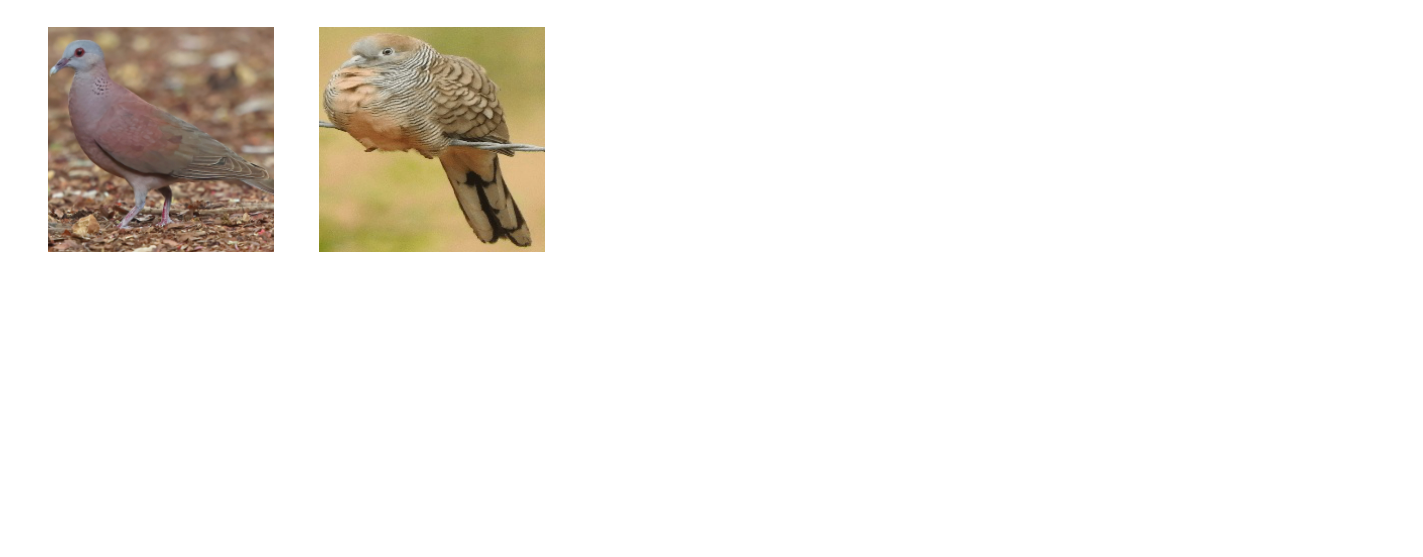
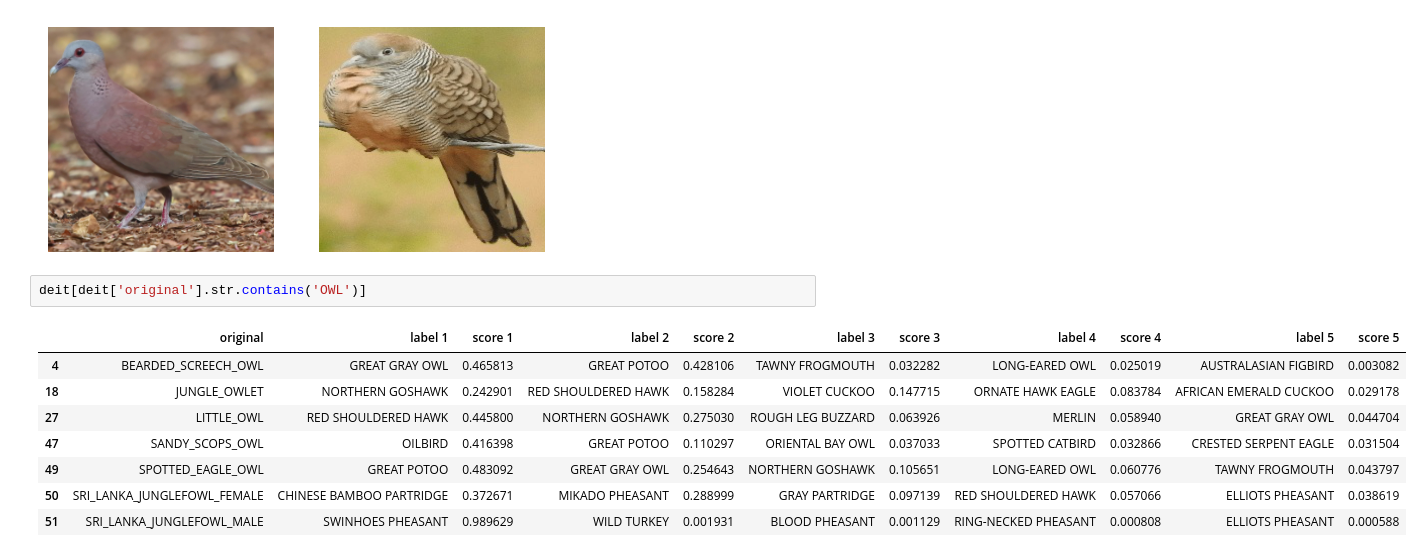
Before and after one commit to SimonKmr/DeitProject, a Jupyter notebook: analysis/notebooks/OutOfDistribution.ipynb, the cells around one changed output. Saved outputs shown, nothing was run; the diff lists cells and outputs as text; blank space fills up the shorter version.

```diff
--- a/analysis/notebooks/OutOfDistribution.ipynb
+++ b/analysis/notebooks/OutOfDistribution.ipynb
@@ -182,3 +214,14 @@ deit[deit['original'].str.contains('DOVE')]
 compare_birds('MALAGASY_TURTLE_DOVE','ZEBRA DOVE')
 # %% [output]
 [figure]
+# %%
+deit[deit['original'].str.contains('OWL')]
+# %% [output]
+|  | original | label 1 | score 1 | label 2 | score 2 | label 3 | score 3 | label 4 | score 4 | label 5 | score 5 |
+| 4 | BEARDED_SCREECH_OWL | GREAT GRAY OWL | 0.465813 | GREAT POTOO | 0.428106 | TAWNY FROGMOUTH | 0.032282 | LONG-EARED OWL | 0.025019 | AUSTRALASIAN FIGBIRD | 0.003082 |
+| 18 | JUNGLE_OWLET | NORTHERN GOSHAWK | 0.242901 | RED SHOULDERED HAWK | 0.158284 | VIOLET CUCKOO | 0.147715 | ORNATE HAWK EAGLE | 0.083784 | AFRICAN EMERALD CUCKOO | 0.029178 |
+| 27 | LITTLE_OWL | RED SHOULDERED HAWK | 0.445800 | NORTHERN GOSHAWK | 0.275030 | ROUGH LEG BUZZARD | 0.063926 | MERLIN | 0.058940 | GREAT GRAY OWL | 0.044704 |
+| 47 | SANDY_SCOPS_OWL | OILBIRD | 0.416398 | GREAT POTOO | 0.110297 | ORIENTAL BAY OWL | 0.037033 | SPOTTED CATBIRD | 0.032866 | CRESTED SERPENT EAGLE | 0.031504 |
+| 49 | SPOTTED_EAGLE_OWL | GREAT POTOO | 0.483092 | GREAT GRAY OWL | 0.254643 | NORTHERN GOSHAWK | 0.105651 | LONG-EARED OWL | 0.060776 | TAWNY FROGMOUTH | 0.043797 |
+| 50 | SRI_LANKA_JUNGLEFOWL_FEMALE | CHINESE BAMBOO PARTRIDGE | 0.372671 | MIKADO PHEASANT | 0.288999 | GRAY PARTRIDGE | 0.097139 | RED SHOULDERED HAWK | 0.057066 | ELLIOTS PHEASANT | 0.038619 |
+| 51 | SRI_LANKA_JUNGLEFOWL_MALE | SWINHOES PHEASANT | 0.989629 | WILD TURKEY | 0.001931 | BLOOD PHEASANT | 0.001129 | RING-NECKED PHEASANT | 0.000808 | ELLIOTS PHEASANT | 0.000588 |
```
Also changed, not shown: parts of 4 cells of this notebook.
